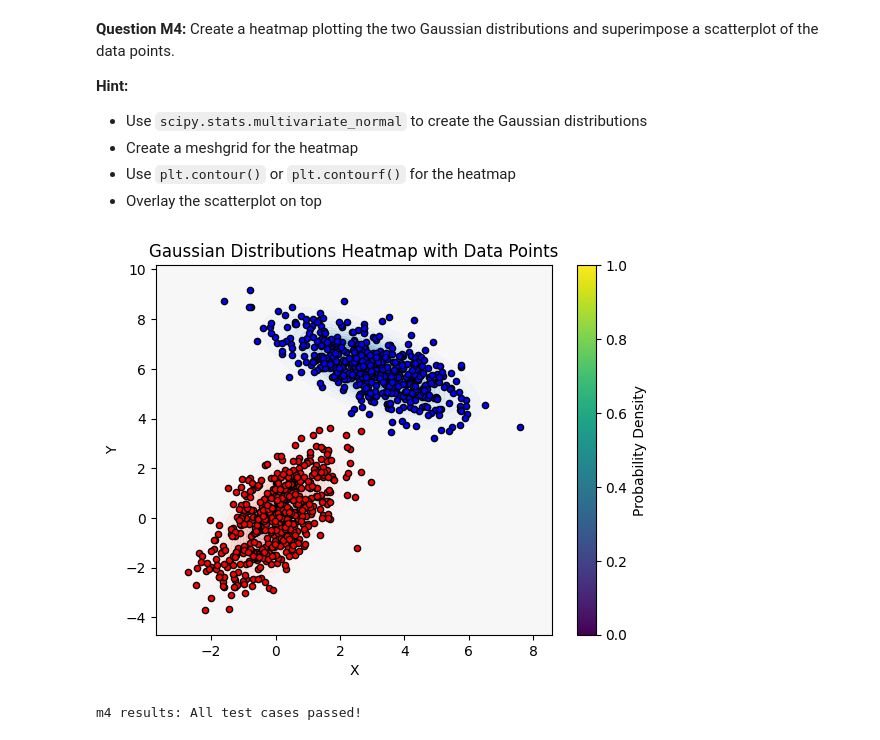
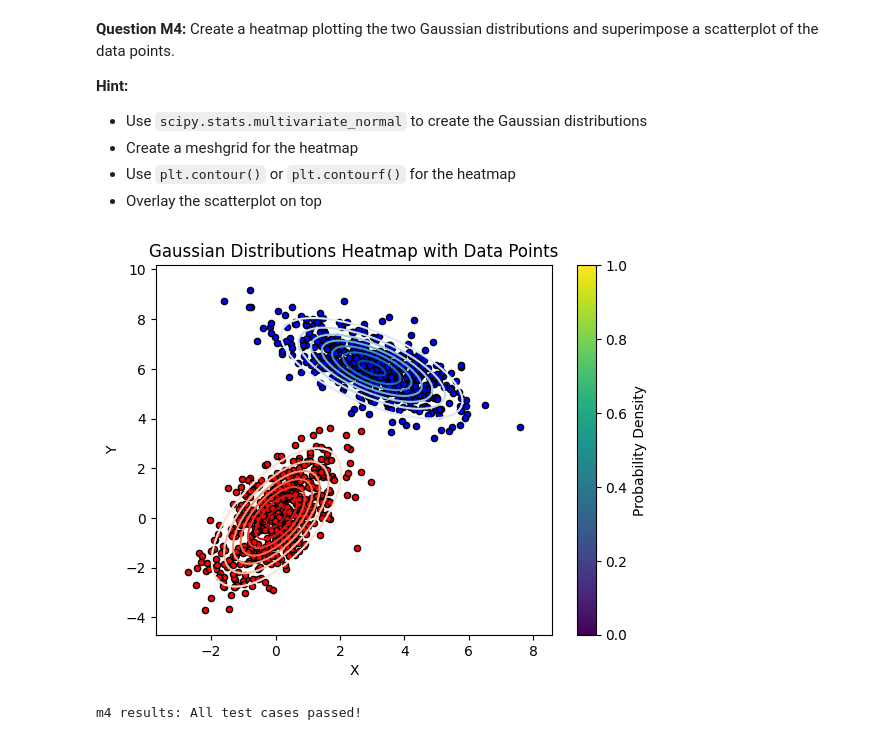
Before and after one commit to jacy-sys/DSA_2026_Entry, a Jupyter notebook: DSA_2026_Entry.ipynb, the cells around one changed output. Cells and saved outputs as stored; diff of their text form; code cells hidden in the pictures.

```diff
--- a/DSA_2026_Entry.ipynb
+++ b/DSA_2026_Entry.ipynb
@@ -448,35 +449,38 @@ m3 results: All test cases passed!
 # %%
 from scipy.stats import multivariate_normal
 
 # Create meshgrid for heatmap
 x_min, x_max = d[:, 0].min() - 1, d[:, 0].max() + 1
 y_min, y_max = d[:, 1].min() - 1, d[:, 1].max() + 1
-xx, yy = np.meshgrid(np.linspace(x_min, x_max, 100),
-                     np.linspace(y_min, y_max, 100))
+
+xx, yy = np.meshgrid(
+    np.linspace(x_min, x_max, 100),
+    np.linspace(y_min, y_max, 100)
+)
 
 # Create Gaussian distributions
 gaussian_class_0 = multivariate_normal(mean_class_0, cov_class_0)
 gaussian_class_1 = multivariate_normal(mean_class_1, cov_class_1)
 
 # Calculate probability density for each point in meshgrid
 pos = np.dstack((xx, yy))
 pdf_class_0 =  gaussian_class_0.pdf(pos)
 pdf_class_1 = gaussian_class_1.pdf(pos)
 
 # Create heatmap (contour plot)
-plt.contourf(xx, yy, pdf_class_0, levels=20, alpha=0.5, cmap='Reds')
-plt.contourf(xx, yy, pdf_class_1, levels=20, alpha=0.5, cmap='Blues')
+plt.contour(xx, yy, pdf_class_0, levels=8, cmap='Reds')
+plt.contour(xx, yy, pdf_class_1, levels=8, cmap='Blues')
 # Superimpose scatterplot
 plt.scatter(d_label0[:, 0], d_label0[:, 1], color='red', label='Class 0', edgecolor='k', s=20)
 plt.scatter(d_label1[:, 0],d_label1[:, 1], color='blue', label='Class 1', edgecolor='k', s=20)
 
 plt.xlabel('X')
 plt.ylabel('Y')
 plt.title('Gaussian Distributions Heatmap with Data Points')
 plt.colorbar(label='Probability Density')
 plt.show()
 # %% [output]
-[figure, old version]
+[figure, new version]
 # %%
 grader.check("m4")
 # %% [output]
```
Also changed, not shown: parts of 1 cell of this notebook.
